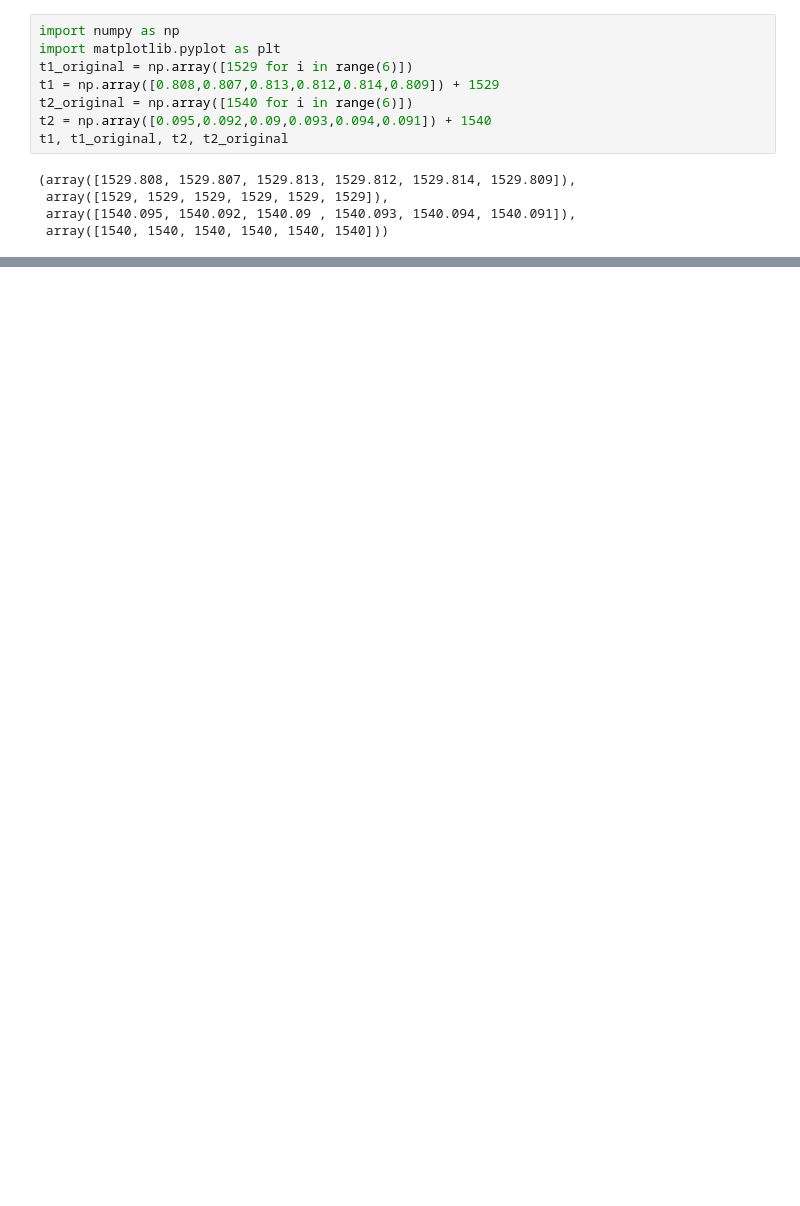
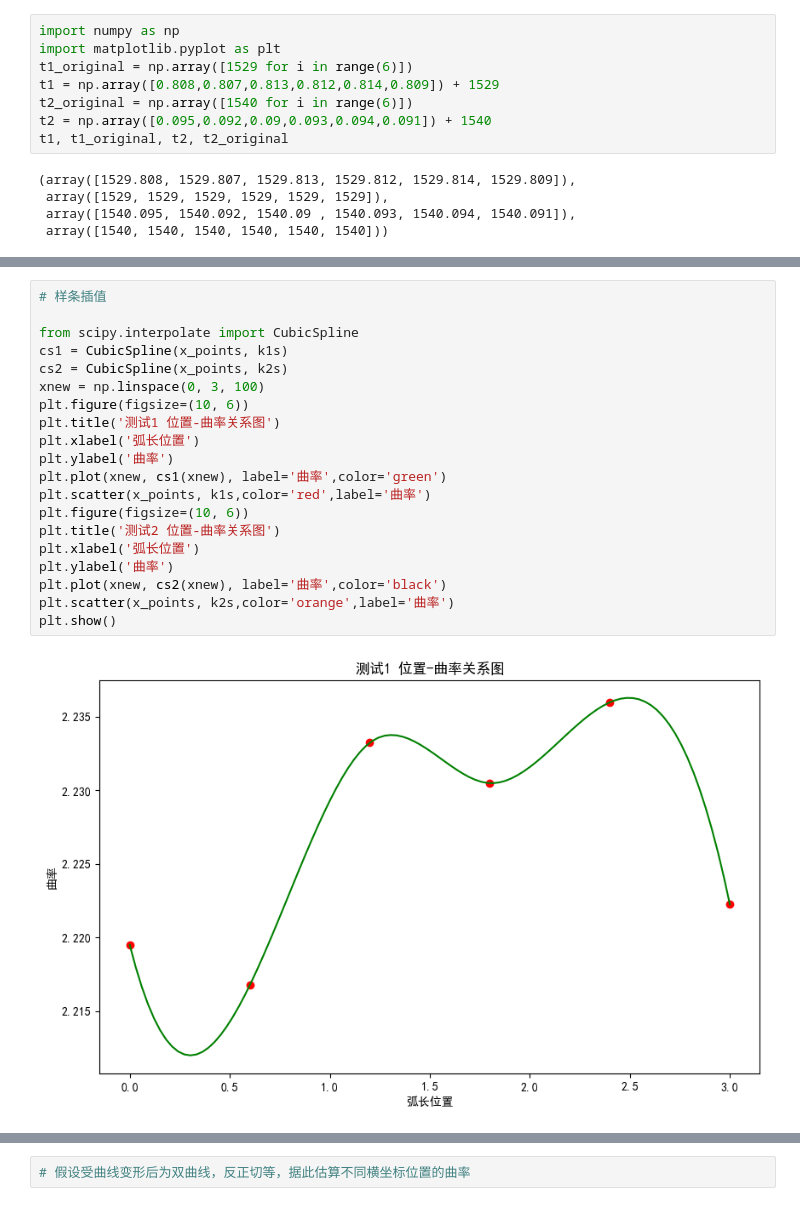
Before and after one commit to JesterHey/2024------, a Jupyter notebook: q1.ipynb, the cells around one changed output, grey strips where cells are left out. Cells and saved outputs as stored; diff of their text form; blank space fills up the shorter version.

```diff
--- a/q1.ipynb
+++ b/q1.ipynb
@@ -140,0 +74,22 @@ plt.show()
+# %%
+# 样条插值
+
+from scipy.interpolate import CubicSpline
+cs1 = CubicSpline(x_points, k1s)
+cs2 = CubicSpline(x_points, k2s)
+xnew = np.linspace(0, 3, 100)
+plt.figure(figsize=(10, 6))
+plt.title('测试1 位置-曲率关系图')
+plt.xlabel('弧长位置')
+plt.ylabel('曲率')
+plt.plot(xnew, cs1(xnew), label='曲率',color='green')
+plt.scatter(x_points, k1s,color='red',label='曲率')
+plt.figure(figsize=(10, 6))
+plt.title('测试2 位置-曲率关系图')
+plt.xlabel('弧长位置')
+plt.ylabel('曲率')
+plt.plot(xnew, cs2(xnew), label='曲率',color='black')
+plt.scatter(x_points, k2s,color='orange',label='曲率')
+plt.show()
+# %% [output]
+[figure, added]
@@ -140,0 +97,2 @@ plt.show()
+# %%
+# 假设受曲线变形后为双曲线，反正切等，据此估算不同横坐标位置的曲率
```
Also changed, not shown: parts of 11 cells of this notebook, 2 other files.
